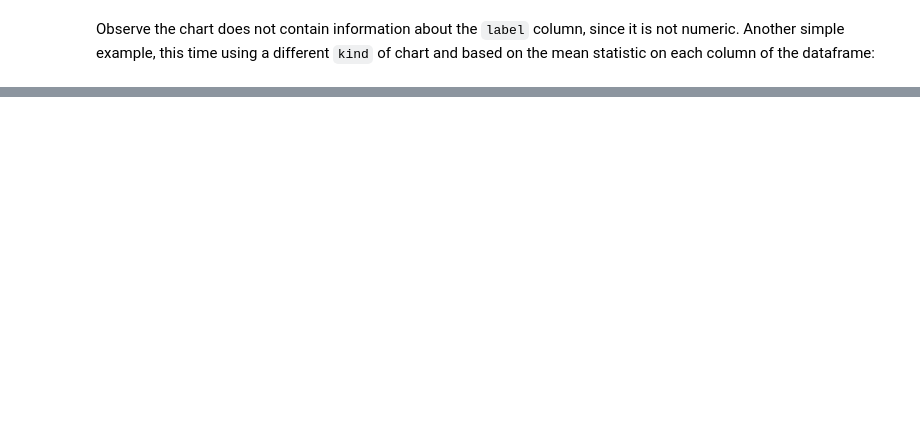
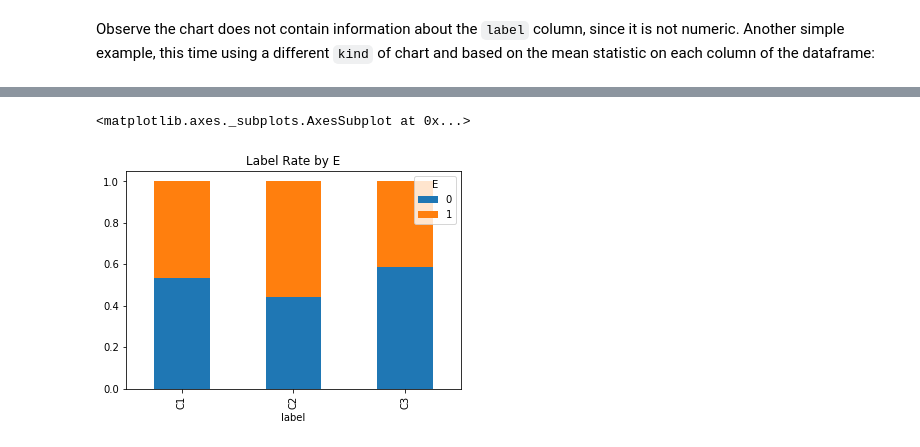
Before and after one commit to jmetzz/ml-laboratory, a Jupyter notebook: notebooks/tutorials/pandas/pandas_dataframe_basics.ipynb, the cells around one changed output, grey strips where cells are left out. Saved outputs shown, nothing was run; the diff lists cells and outputs as text; code cells hidden in the pictures; blank space fills up the shorter version.

```diff
--- a/notebooks/tutorials/pandas/pandas_dataframe_basics.ipynb
+++ b/notebooks/tutorials/pandas/pandas_dataframe_basics.ipynb
@@ -196,0 +200,8 @@ df.mean(axis=0).plot(kind="bar")
+# %%
+# create a cross tab to compare 2 features
+## first map the class values to numeric values
+df = df_label
+lables = sorted(df['label'].unique())
+# consider the range up until len(lables) + 1 in order to cope with missing values
+labels_mapping = dict(zip(lables, range(0, len(lables) + 1)))
+labels_mapping
@@ -196,0 +210,3 @@ df.mean(axis=0).plot(kind="bar")
+# %%
+pclass_xt = pd.crosstab(df['label'], df['E'])
+pclass_xt
@@ -196,0 +219,7 @@ df.mean(axis=0).plot(kind="bar")
+# %%
+# plot line normalized cross-tab (each line summing up to 1)
+pclass_xt_pct = pclass_xt.div(pclass_xt.sum(1).astype(float), axis=0)
+pclass_xt_pct.plot(kind='bar', stacked=True, title='Label Rate by E')
+# %% [output]
+<matplotlib.axes._subplots.AxesSubplot at 0x...>
+[figure, added]
```
Also changed, not shown: parts of 23 cells of this notebook, 1 other file.
